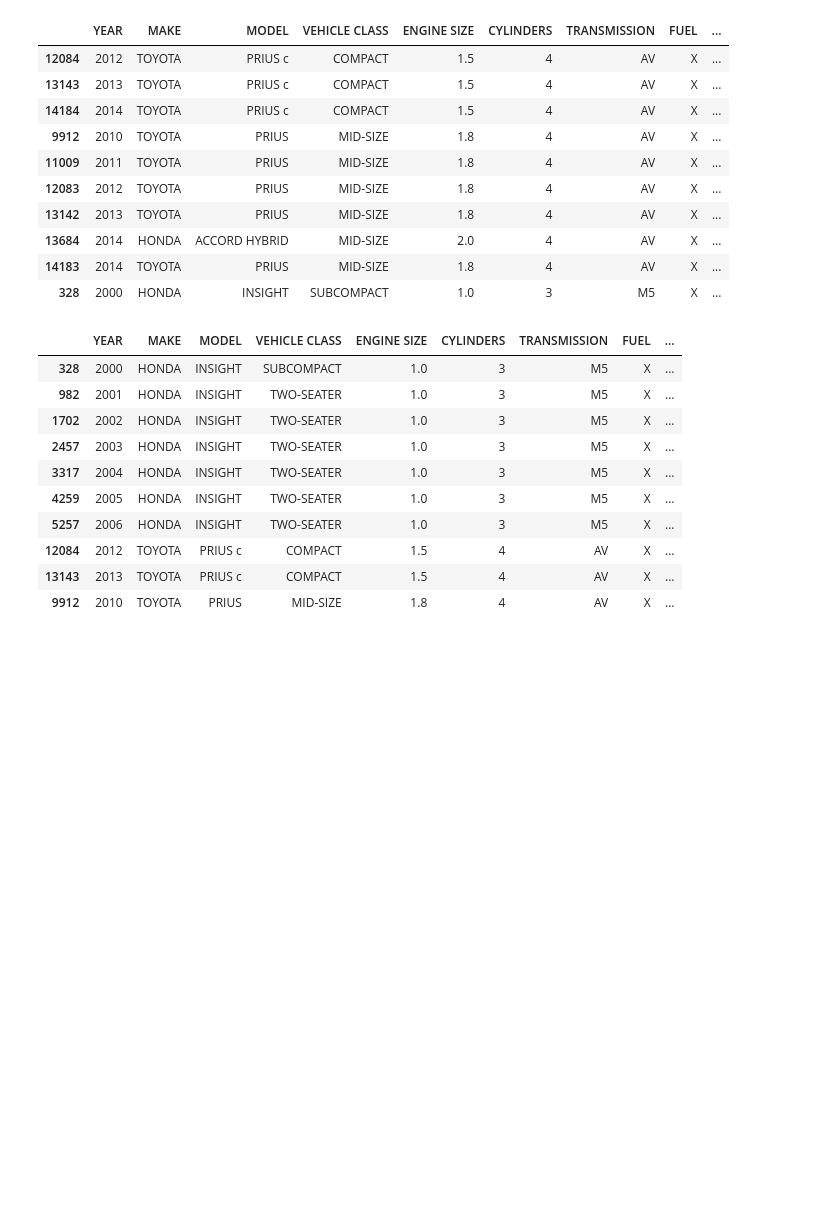
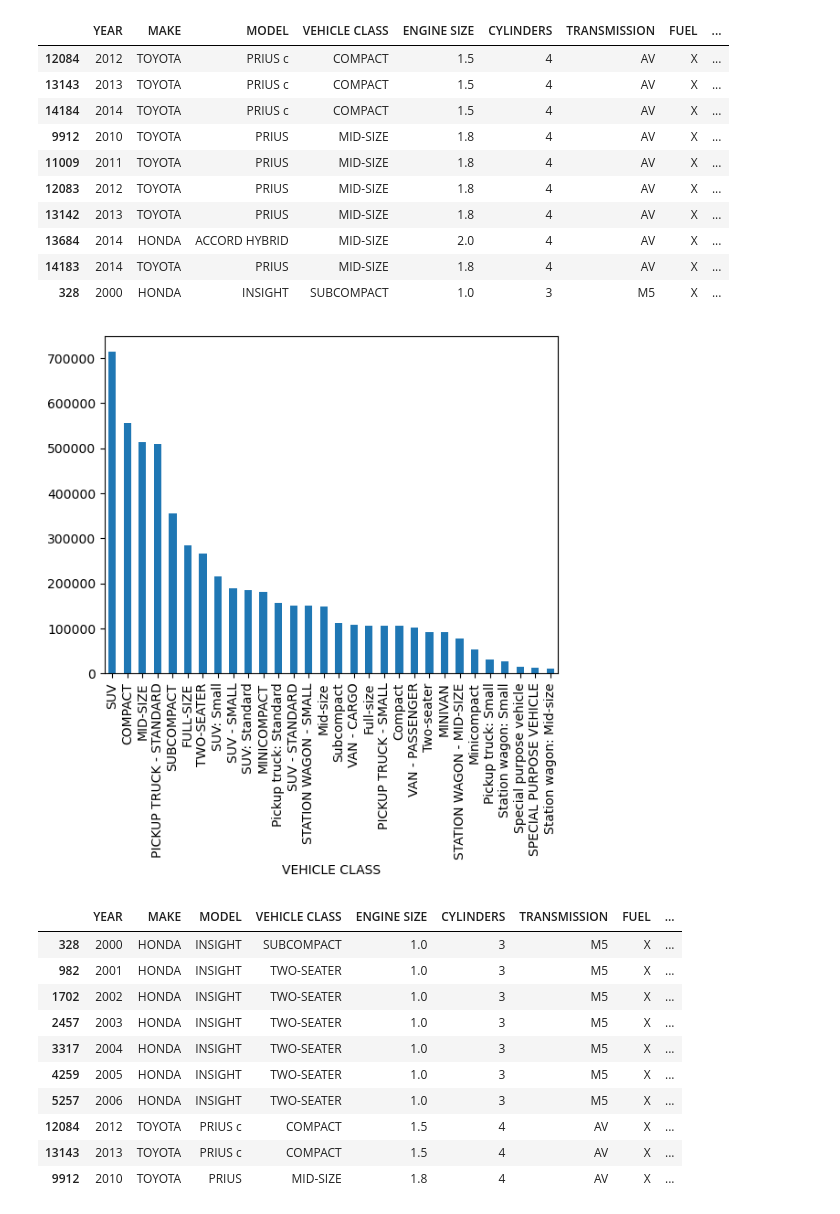
Before and after one commit to kanjaq/CO2_Emission_App, a Jupyter notebook: CO2_Emission.ipynb, the cells around one changed output. Saved outputs shown, nothing was run; the diff lists cells and outputs as text; code cells hidden in the pictures; blank space fills up the shorter version.

```diff
--- a/CO2_Emission.ipynb
+++ b/CO2_Emission.ipynb
@@ -201,6 +261,13 @@ data.nsmallest(10,'FUEL CONSUMPTION')
 | 13684 | 2014 | HONDA | ACCORD HYBRID | MID-SIZE | 2.0 | 4 | AV | X | ... |
 | 14183 | 2014 | TOYOTA | PRIUS | MID-SIZE | 1.8 | 4 | AV | X | ... |
 | 328 | 2000 | HONDA | INSIGHT | SUBCOMPACT | 1.0 | 3 | M5 | X | ... |
+# %%
+y = data.groupby(['VEHICLE CLASS'])['EMISSIONS'].sum().nlargest(30)
+
+y.plot(kind='bar')
+plt.show()
+# %% [output]
+[figure, added]
 # %%
 data.nsmallest(10,'EMISSIONS')
 # %% [output]
```
Also changed, not shown: parts of 41 cells of this notebook.
